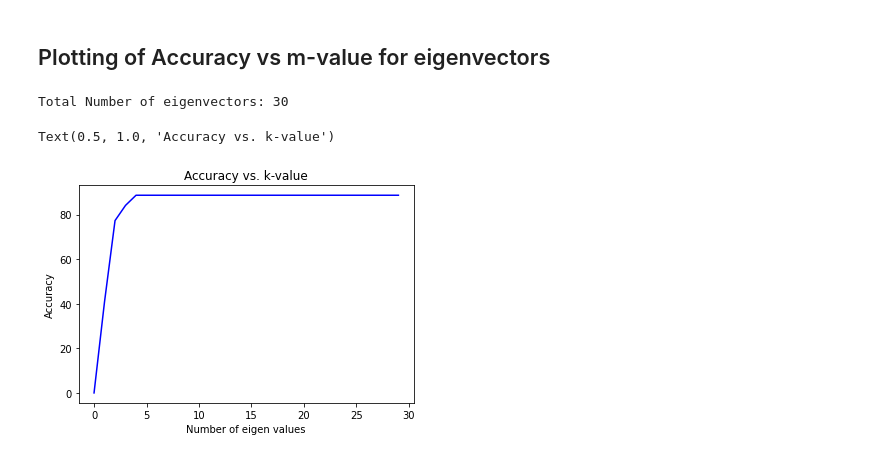
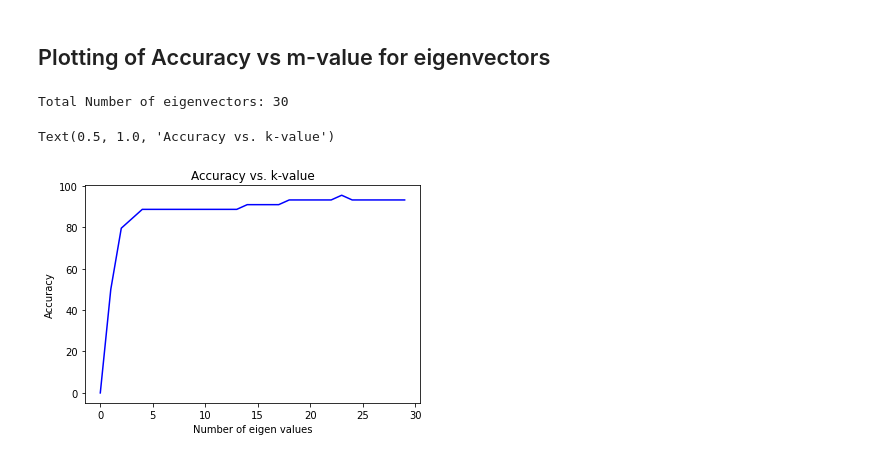
Before and after one commit to shivangibithel/ELL_784_assignment_2, a Jupyter notebook: FaceRecognition/Face-Recognition-master/LDA.ipynb, the cells around one changed output. Cells and saved outputs as stored; diff of their text form; code cells hidden in the pictures.

```diff
--- a/FaceRecognition/Face-Recognition-master/LDA.ipynb
+++ b/FaceRecognition/Face-Recognition-master/LDA.ipynb
@@ -321,7 +323,9 @@ def recogniser(img_number):
     proj_fisher_test_img = np.dot(reduced_data.T,PEF)
     diff  = FP - proj_fisher_test_img
     norms = np.linalg.norm(diff, axis=1)
-#     print(norms.shape)
+    mean_ = np.mean(norms)
+    # print(norms)
+    # print("mean:",mean_)
     index = np.argmin(norms)
 
     plt.subplot(11,8,1+count)
@@ -334,20 +338,20 @@ def recogniser(img_number):
 #     if(img_number>=40):
 #         print(norms[index])
 
-    # if norms[index] < t0:
-    if(index>=(6*set_number) and index<(6*(set_number+1))):
-        plt.title('Matched with:'+str(index+1), color='g')
-        plt.imshow(training_tensor[index,:].reshape(height,width), cmap='gray')
-        correct_pred += 1
+    if norms[index] < t0:
+      if(index>=(6*set_number) and index<(6*(set_number+1))):
+          plt.title('Matched with:'+str(index+1), color='g')
+          plt.imshow(training_tensor[index,:].reshape(height,width), cmap='gray')
+          correct_pred += 1
+      else:
+          plt.title('Matched with:'+str(index+1), color='r')
+          plt.imshow(training_tensor[index,:].reshape(height,width), cmap='gray')
     else:
-        plt.title('Matched with:'+str(index+1), color='r')
-        plt.imshow(training_tensor[index,:].reshape(height,width), cmap='gray')
-    # else:
-    #     if(img_number>=40):
-    #         plt.title('Unknown face!', color='g')
-    #         correct_pred += 1
-    #     else:
-    #         plt.title('Unknown face!', color='r')
+        if(img_number>=40):
+            plt.title('Unknown face!', color='g')
+            correct_pred += 1
+        else:
+            plt.title('Unknown face!', color='r')
     plt.subplots_adjust(right=1.2, top=2.5)
     plt.tick_params(labelleft=False, labelbottom=False, bottom=False,top=False,right=False,left=False, which='both')
     count+=1
@@ -381,42 +382,42 @@ def tester(img_number,reduced_data,FP,num_images,correct_pred):
 
     set_number = int(img_number/4)
 
-    # t0 = 7000000
+    t0 = 7000000
 
-    # if norms[index] < t0:
-    if(index>=(6*set_number) and index<(6*(set_number+1))):
-        correct_pred += 1
-    # else:
-    #     if(img_number>=40):
-    #         correct_pred += 1
+    if norms[index] < t0:
+      if(index>=(6*set_number) and index<(6*(set_number+1))):
+          correct_pred += 1
+    else:
+        if(img_number>=40):
+            correct_pred += 1
 
     return num_images,correct_pred
 
 def calculate(k):
 
 #     print("k:",k)
     reduced_data = np.array(eigvectors_sort[:k]).transpose()
 
     FP = np.dot(projected_sig, reduced_data)
 
     num_images=0
     correct_pred=0
 
     for i in range(len(testing_tensor)):
         num_images,correct_pred = tester(i,reduced_data,FP,num_images,correct_pred)
 #     print(FP.shape)
     accuracy[k] = correct_pred/num_images*100.00
 
 print('Total Number of eigenvectors:',len(eigvalues_sort))
 for i in range(1,len(eigvalues_sort)):
     calculate(i)
 
 fig, axi = plt.subplots()
 axi.plot(np.arange(len(eigvalues_sort)), accuracy, 'b')
 axi.set_xlabel('Number of eigen values')
 axi.set_ylabel('Accuracy')
 axi.set_title('Accuracy vs. k-value')
 # %% [output]
 Total Number of eigenvectors: 30
 Text(0.5, 1.0, 'Accuracy vs. k-value')
-[figure, old version]
+[figure, new version]
```
Also changed, not shown: parts of 5 cells of this notebook.
